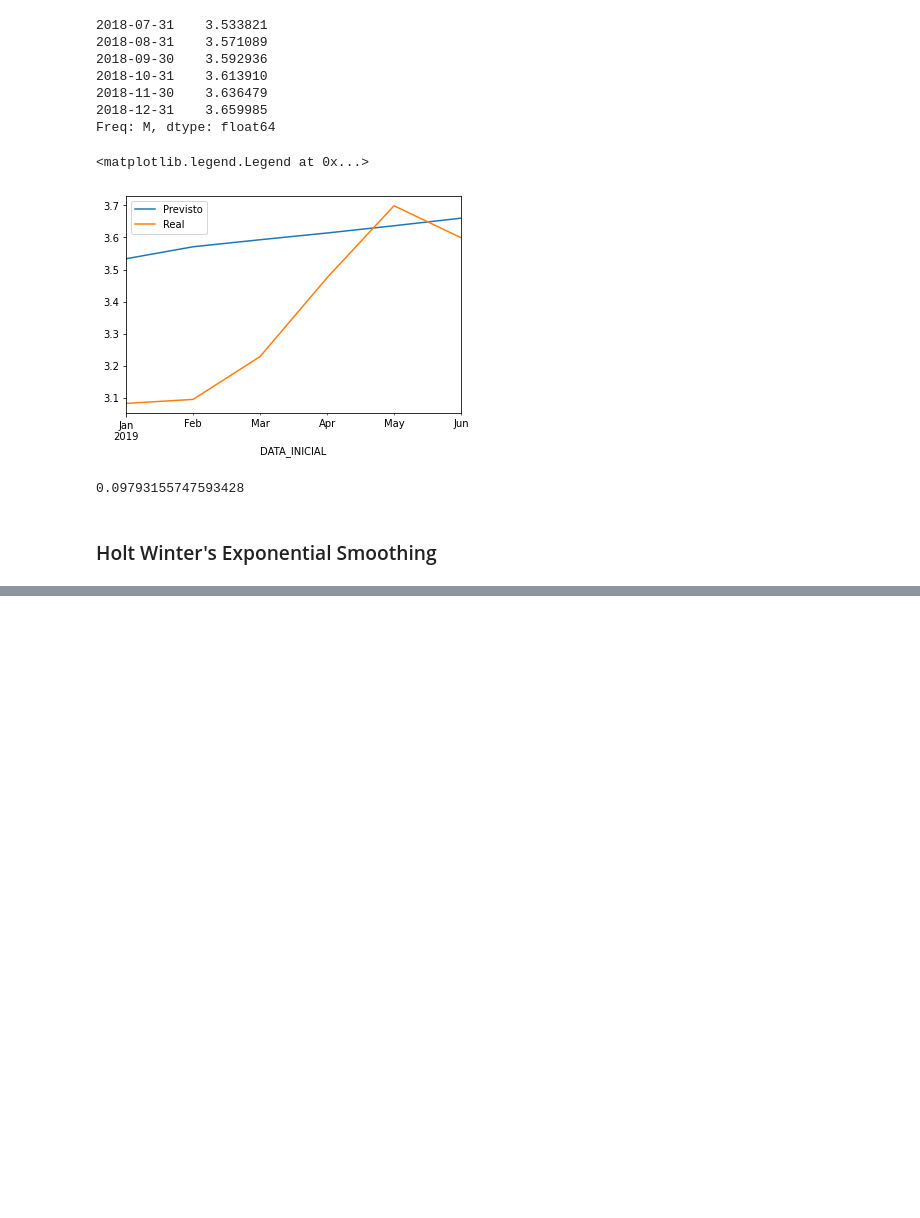
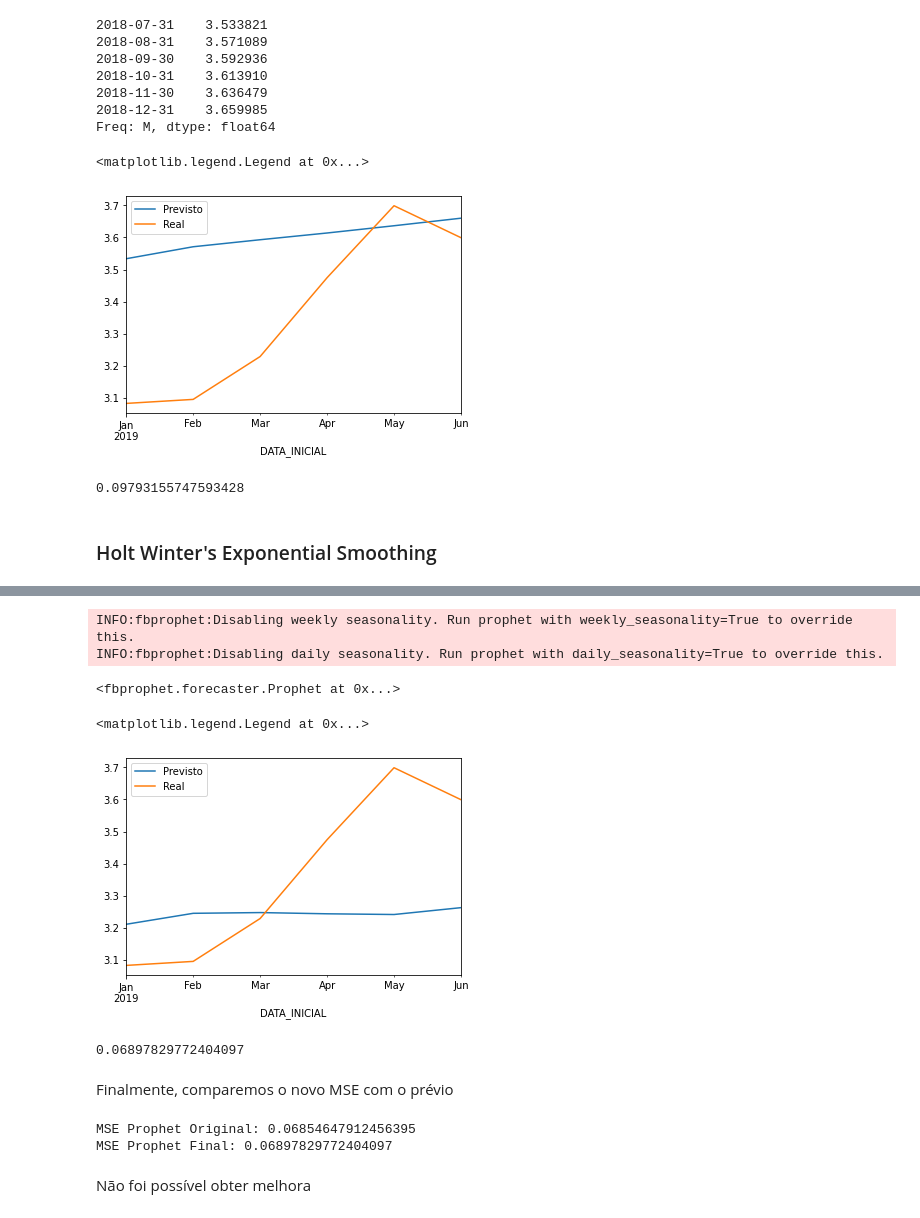
Before and after one commit to GabrielBarbosaGV/if697-projeto-2, a Jupyter notebook: notebook.ipynb, the cells around one changed output, grey strips where cells are left out. Drawn from its saved outputs; the diff is of its cells as text; code cells hidden in the pictures; blank space fills up the shorter version.

Commit message:
MSE final do Prophet

```diff
--- a/notebook.ipynb
+++ b/notebook.ipynb
@@ -463,0 +466,3 @@ MSE Holt Winter's Exponential Smoothing: 0.06496023291666665
+# %%
+prophet_final_study = optuna.create_study(direction="minimize")
+prophet_final_study.optimize(prophet_objective, n_trials=300)
@@ -463,0 +498,7 @@ MSE Holt Winter's Exponential Smoothing: 0.06496023291666665
+# %%
+final_prophet = Prophet(**prophet_final_study.best_trial.params)
+final_prophet.fit(prophet_df)
+# %% [output]
+INFO:fbprophet:Disabling weekly seasonality. Run prophet with weekly_seasonality=True to override this.
+INFO:fbprophet:Disabling daily seasonality. Run prophet with daily_seasonality=True to override this.
+<fbprophet.forecaster.Prophet at 0x...>
@@ -463,0 +507,30 @@ MSE Holt Winter's Exponential Smoothing: 0.06496023291666665
+# %%
+future_df = final_prophet.make_future_dataframe(periods=6, freq='m')
+future_pred = final_prophet.predict(future_df)
+# %%
+last_6_months = future_pred['yhat'][-6:].reset_index(drop=True)
+last_6_months.index = data_pern_test.index
+# %%
+last_6_months.plot(label='Previsto')
+data_pern_test['PRECO_MEDIO_REVENDA'].plot(label='Real')
+plt.legend()
+# %% [output]
+<matplotlib.legend.Legend at 0x...>
+[figure, added]
+# %%
+mse_final_prophet = ((data_pern_test['PRECO_MEDIO_REVENDA'] - last_6_months) ** 2).mean()
+mse_final_prophet
+# %% [output]
+0.06897829772404097
+# %% [markdown]
+Finalmente, comparemos o novo MSE com o prévio
+# %%
+print(
+    f'MSE Prophet Original: {prophet_mse}\n'
+    f'MSE Prophet Final: {mse_final_prophet}'
+)
+# %% [output]
+MSE Prophet Original: 0.06854647912456395
+MSE Prophet Final: 0.06897829772404097
+# %% [markdown]
+Não foi possível obter melhora
```
Also changed, not shown: parts of 14 cells of this notebook.
